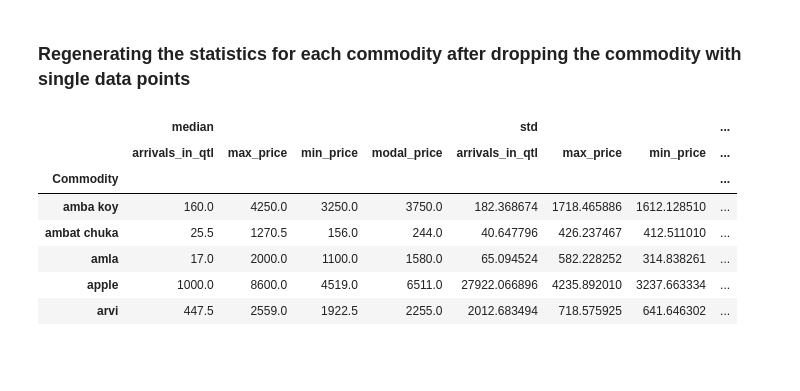
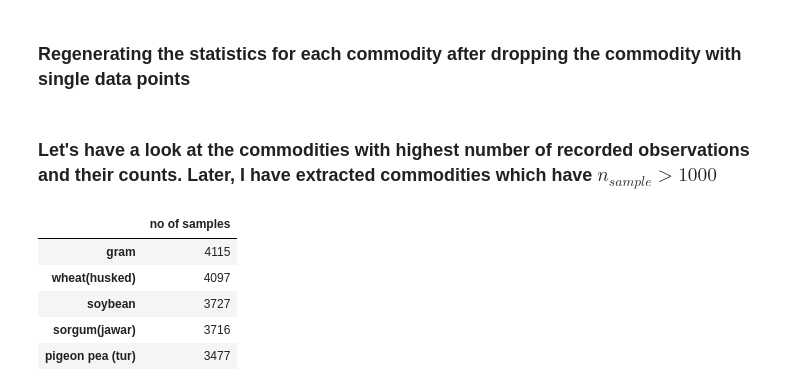
Before and after one commit to joshi-vipul/maharashtra_mandi, a Jupyter notebook: Maharashtra Mandi Seasonality.ipynb, the cells around one changed output. Saved outputs shown, nothing was run; the diff lists cells and outputs as text; code cells hidden in the pictures; blank space fills up the shorter version.

```diff
--- a/Maharashtra Mandi Seasonality.ipynb
+++ b/Maharashtra Mandi Seasonality.ipynb
@@ -177,16 +159,9 @@ df_monthly.shape
 # %% [markdown]
 ### Regenerating the statistics for each commodity after dropping the commodity with single data points
 # %%
-group_stats = pd.pivot_table(df_monthly.drop(['Year'],axis=1),index='Commodity',aggfunc=['median','std',upper_fence,lower_fence])
+group_stats = pd.pivot_table(df_monthly.drop(['Year'],axis=1),index='Commodity',aggfunc=['mean','median','std',upper_fence,lower_fence])
 group_stats.head()
+mean_stage_2 = group_stats['mean']
+std_stage_2 = group_stats['std']
-# %% [output]
-|  | median |  |  |  | std |  |  | ... |
-|  | arrivals_in_qtl | max_price | min_price | modal_price | arrivals_in_qtl | max_price | min_price | ... |
-| Commodity |  |  |  |  |  |  |  | ... |
-| amba koy | 160.0 | 4250.0 | 3250.0 | 3750.0 | 182.368674 | 1718.465886 | 1612.128510 | ... |
-| ambat chuka | 25.5 | 1270.5 | 156.0 | 244.0 | 40.647796 | 426.237467 | 412.511010 | ... |
-| amla | 17.0 | 2000.0 | 1100.0 | 1580.0 | 65.094524 | 582.228252 | 314.838261 | ... |
-| apple | 1000.0 | 8600.0 | 4519.0 | 6511.0 | 27922.066896 | 4235.892010 | 3237.663334 | ... |
-| arvi | 447.5 | 2559.0 | 1922.5 | 2255.0 | 2012.683494 | 718.575925 | 641.646302 | ... |
 # %%
 commodity_index = np.array(group_stats.index)
@@ -192,0 +175,13 @@ commodity_index = np.array(group_stats.index)
+# %% [markdown]
+### Let's have a look at the commodities with highest number of recorded observations and their counts. Later, I have extracted commodities which have $n_{sample}>1000$
+# %%
+commodity_data.sort_values(by='no of samples',ascending=False,inplace=True)
+features = np.array(commodity_data[commodity_data['no of samples']>1000].index)
+commodity_data.head()
+# %% [output]
+|  | no of samples |
+| gram | 4115 |
+| wheat(husked) | 4097 |
+| soybean | 3727 |
+| sorgum(jawar) | 3716 |
+| pigeon pea (tur) | 3477 |
```
Also changed, not shown: parts of 19 cells of this notebook, 2 other files.
